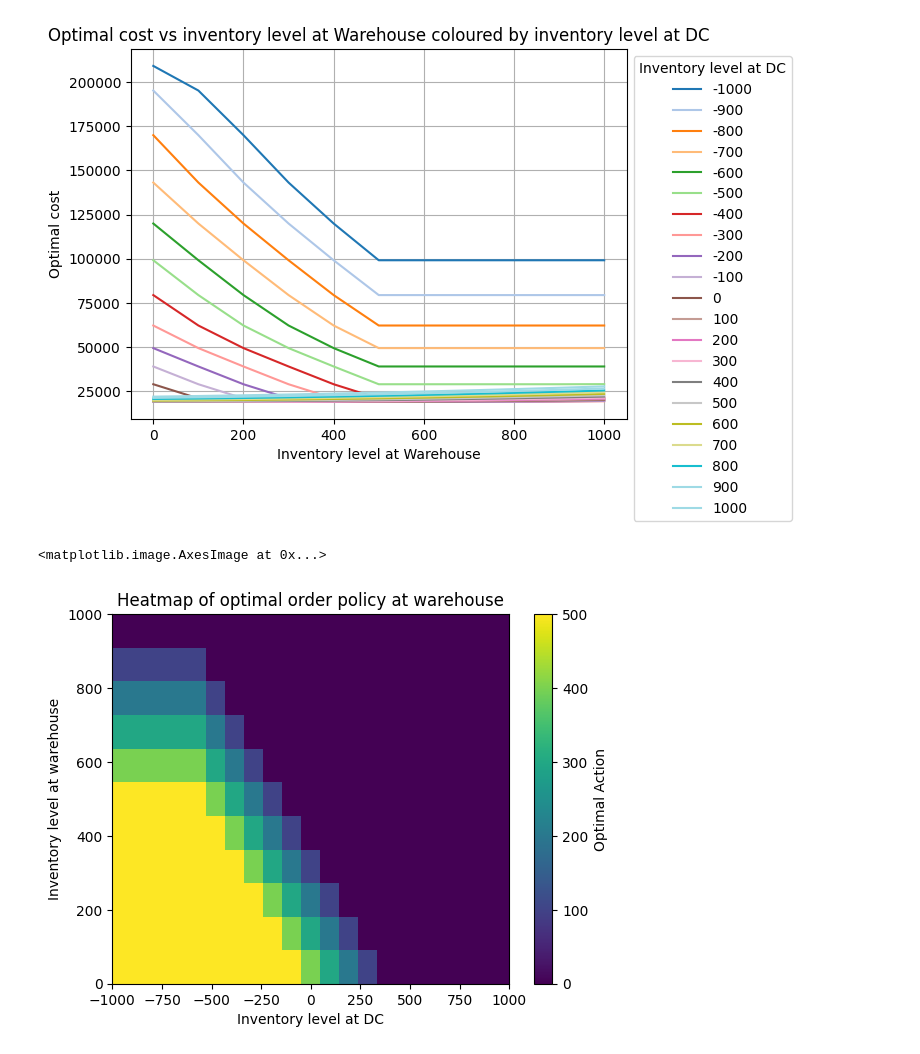
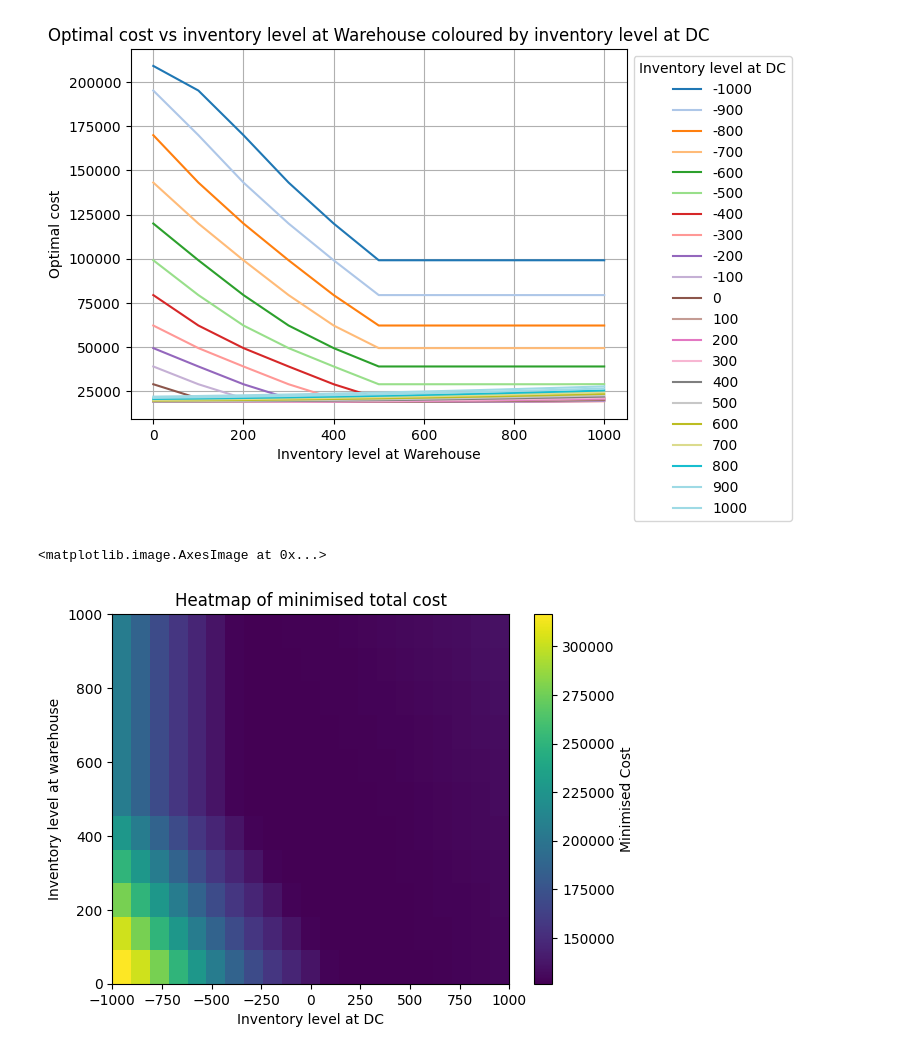
Before and after one commit to turtlesoul25/STOR-i_IM_PhDResearchProposal, a Jupyter notebook: Solve2echMDP.ipynb, the cells around one changed output. Saved outputs shown, nothing was run; the diff lists cells and outputs as text; code cells hidden in the pictures.

```diff
--- a/Solve2echMDP.ipynb
+++ b/Solve2echMDP.ipynb
@@ -166,7 +168,7 @@ gamma = 0.999
 bellman_eq_c0 = c0_value_update_func(state_idx, action_idx, capacity)
 
 # Run and store results from value iteration
-c0_results = value_iteration(S, A, P, R, gamma, max_iterations=100,
+c0_results = value_iteration(S, A, P, R, gamma, max_iterations=1000,
                              bellman_eq=bellman_eq_c0, V_init=V_init, theta=1e-7)
 c0_optimal_policy = c0_results["optimal_policy"]
 c0_cost_function = c0_results["value_function"]
@@ -305,31 +309,31 @@ plt.show()
 # %%
 def generate_heatmap_2ech(optimal_dict, heatmap_type="cost"):
     # Get the inventory levels for each echelon from the optimal dictionary
     dc_il = sorted(set(key[0] for key in optimal_dict))
     w_il = sorted(set(key[1] for key in optimal_dict))
 
     grid = np.zeros((len(w_il), len(dc_il)))
     if heatmap_type == "cost":
         figure_title = "Heatmap of minimised total cost"
         for (x1, x2), cost in optimal_dict.items():
             grid[w_il.index(x2), dc_il.index(x1)] = cost
 
     else:
         figure_title = f"Heatmap of optimal order policy at {'DC' if heatmap_type == 'dc_policy' else 'warehouse'}"
         for (x1, x2), (pol1, pol2) in optimal_dict.items():
             grid[w_il.index(x2), dc_il.index(x1)] = pol1 if heatmap_type=="dc_policy" else pol2
 
     im = plt.imshow(grid, cmap="viridis", origin="lower", aspect="auto",
                     extent=[min(dc_il), max(dc_il), min(w_il), max(w_il)])
     plt.colorbar(im,
                  label="Minimised Cost" if heatmap_type=="cost" else "Optimal Action")
     plt.xlabel("Inventory level at DC")
     plt.ylabel("Inventory level at warehouse")
     plt.title(figure_title)
 
     return im
 
-generate_heatmap_2ech(c0_optimal_policy, heatmap_type="w_policy")
+generate_heatmap_2ech(c0_cost_function, heatmap_type="cost")
 # %% [output]
 <matplotlib.image.AxesImage at 0x...>
-[figure, old version]
+[figure, new version]
```
Also changed, not shown: parts of 12 cells of this notebook.
